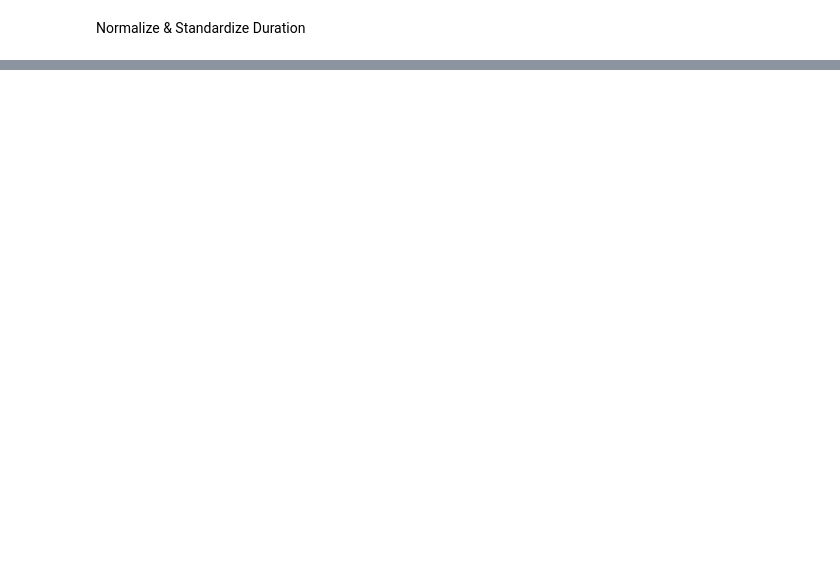
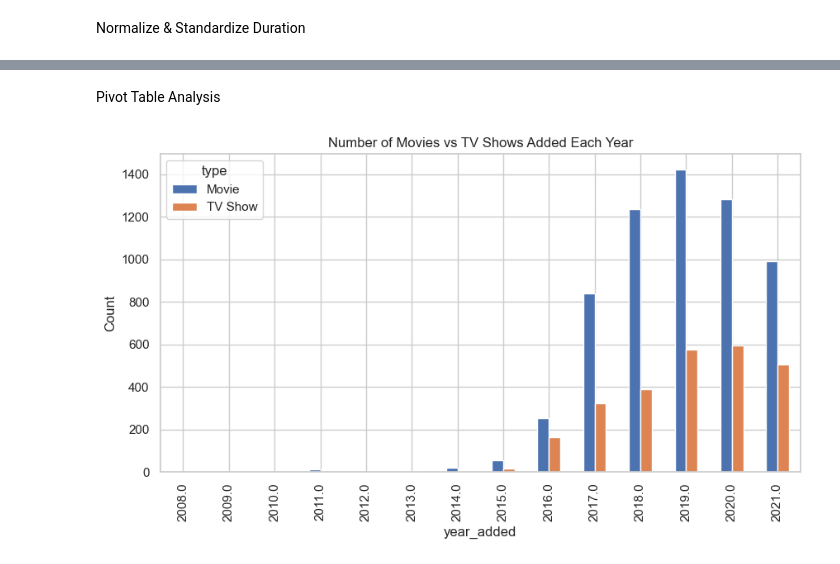
Before and after one commit to Savindi2002/Netflix-Data-Analysis, a Jupyter notebook: notebooks/netflix_analysis.ipynb, the cells around one changed output, grey strips where cells are left out. Cells and saved outputs as stored; diff of their text form; code cells hidden in the pictures; blank space fills up the shorter version.

```diff
--- a/notebooks/netflix_analysis.ipynb
+++ b/notebooks/netflix_analysis.ipynb
@@ -273,0 +291,11 @@ df['duration_standard'] = scaler_std.fit_transform(df[['duration_int']])
+# %% [markdown]
+Pivot Table Analysis
+# %%
+# How many movies added each year by type
+pivot = df.pivot_table(index='year_added', columns='type', values='show_id', aggfunc='count')
+pivot.plot(kind='bar', figsize=(10,5))
+plt.title("Number of Movies vs TV Shows Added Each Year")
+plt.ylabel("Count")
+plt.show()
+# %% [output]
+[figure, added]
```
Also changed, not shown: parts of 10 cells of this notebook.
